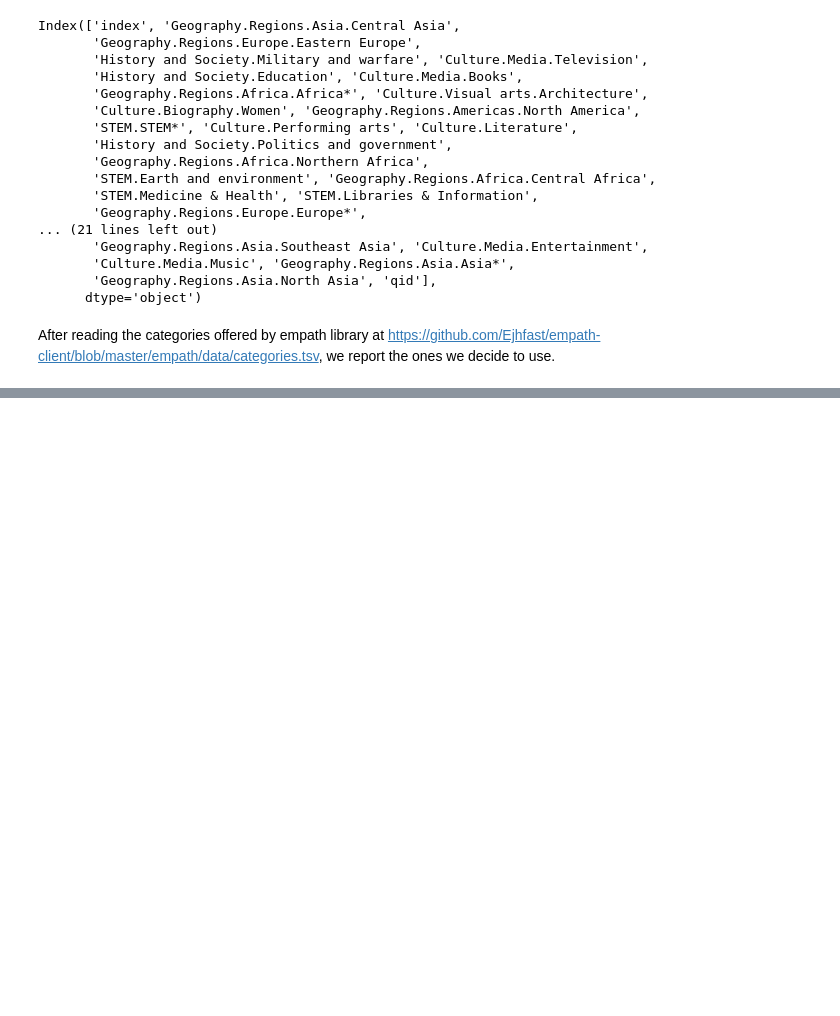
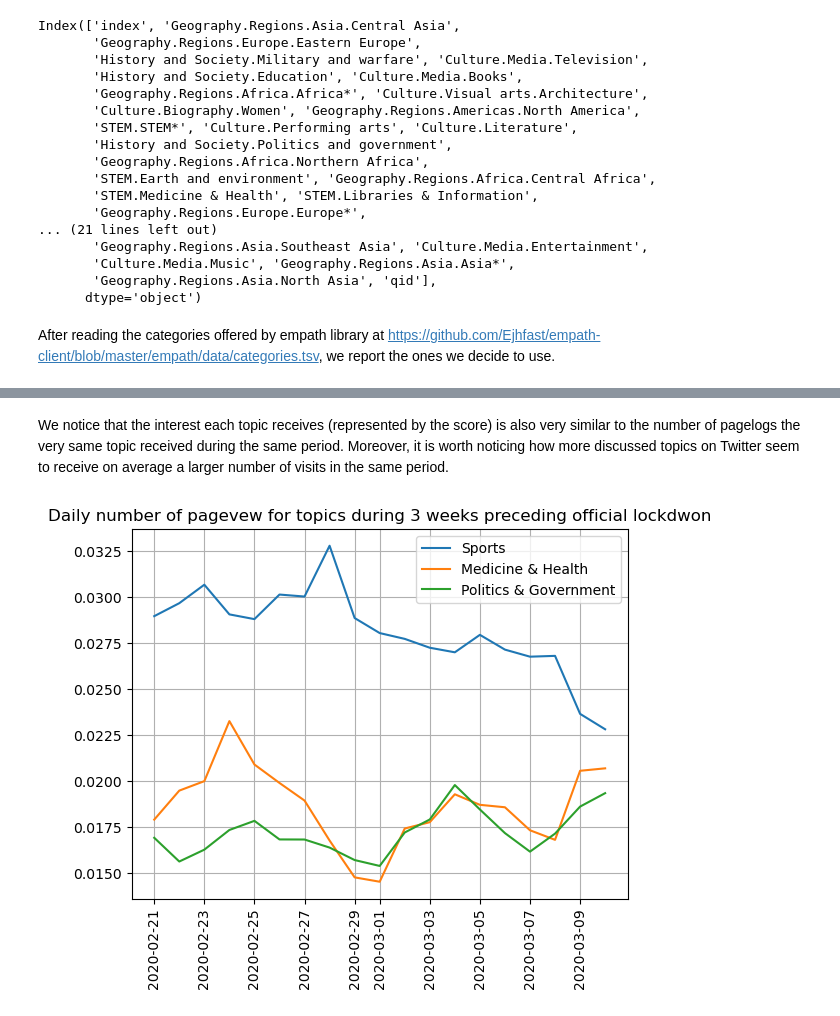
Before and after one commit to RiccardoBrioschi/The-pandemic-through-the-eyes-of-Internet, a Jupyter notebook: Corona_project_analysis.ipynb, the cells around one changed output, grey strips where cells are left out. Cells and saved outputs as stored; diff of their text form; code cells hidden in the pictures; blank space fills up the shorter version.

```diff
--- a/Corona_project_analysis.ipynb
+++ b/Corona_project_analysis.ipynb
@@ -49,7 +50,9 @@ We start by creating lists containing the names of the analysed countries and th
 # %%
 # We define lists containing the names and the spoken languages in each country
 # france, danimark, germany, italy, netherlands, normway, sweden, serbia, finland, england
-countries = ['FR','DK','DE','IT','NL','NO','SE','RS','FI','GB']
-languages = ['fr','da','de','it','nl','no','sv','sr','fi','en']
+total_countries = ['FR','DK','DE','IT','NL','NO','SE','RS','FI','GB']
+total_languages = ['fr','da','de','it','nl','no','sv','sr','fi','en']
+analysed_countries = ['IT','RS']
+analysed_languages = ['it','sr']
 period_per_countries = {}
 # %% [markdown]
@@ -59,3 +62,9 @@ In order to compute our analysis, we need to define a period of time during the
 data_path = './data/'
 with open(data_path+'aggregated_timeseries.json','r') as file:
     pagelogs_time_series = json.load(file)
+# %%
+# Importing intervention dates for each country
+interventions = pd.read_csv(data_path + 'interventions.csv', delimiter = ',',parse_dates = ['1st case','1st death','School closure',
+                                                                                            'Public events banned','Lockdown','Mobility','Normalcy'])
+interventions.set_index('lang',inplace = True)
+interventions
@@ -62,9 +87,12 @@ with open(data_path+'aggregated_timeseries.json','r') as file:
 # %%
-# Defining period of interest for each country. Dates are retrieved starting from 01/12/2019
-for idx,country in enumerate(countries):
-    lang = languages[idx]
+# Defining period of interest for each country. Dates refered to 3 weeks before the lockdown
+lockdown_dates = [interventions.loc['it','Lockdown'],interventions.loc['sr','Lockdown']]
+
+for idx,country in enumerate(analysed_countries):
+    lang = analysed_languages[idx]
     dates = [datetime.strptime(date.split()[0], '%Y-%m-%d')  for date in list(pagelogs_time_series[lang]['sum'].keys())]
-    dates = [date for date in dates if (date.year >= 2020 or (date.year == 2019 and date.month == 12))]
+    dates = [date for date in dates if (lockdown_dates[idx] - date < timedelta(21)) and
+             (lockdown_dates[idx] - date >  timedelta(0))]
     period_per_countries[country] = dates
 # %% [markdown]
 We want to retrieve tweets on a daily basis. In order to reduce the bias in our data, we decide to retrieve tweets in different moments of the day which are randomly chosen. Since most of the activity was during the afternoon, we want to give more weights to these hours.
@@ -213,0 +233,23 @@ Text(0.5, 0, 'Normalized Score')
+# %% [markdown]
+We notice that the interest each topic receives (represented by the score) is also very similar to the number of pagelogs the very same topic received during the same period. Moreover, it is worth noticing how more discussed topics on Twitter seem to receive on average a larger number of visits in the same period.
+# %%
+keys = list(pagelogs_time_series['it']['topics']['Culture.Sports']['percent'].keys())
+keys = np.array(list(map(lambda x : datetime.strptime(x.split()[0], '%Y-%m-%d'), keys)))
+sports = list(pagelogs_time_series['it']['topics']['Culture.Sports']['percent'].values())
+health = list(pagelogs_time_series['it']['topics']['STEM.Medicine & Health']['percent'].values())
+politics = list(pagelogs_time_series['it']['topics']['History and Society.Politics and government']['percent'].values())
+index_for_our_period = ( keys > period_per_countries['IT'][0] ) & ( keys <= period_per_countries['IT'][-1] )
+keys = keys[index_for_our_period]
+sports = np.array(sports)[index_for_our_period]
+health = np.array(health)[index_for_our_period]
+politics = np.array(politics)[index_for_our_period]
+plt.plot( keys, sports, label = 'Sports')
+plt.plot( keys, health, label = 'Medicine & Health')
+plt.plot( keys, politics, label = 'Politics & Government')
+plt.title('Daily number of pagevew for topics during 3 weeks preceding official lockdwon')
+plt.xticks(rotation = 90)
+plt.legend()
+plt.grid()
+plt.show()
+# %% [output]
+[figure, added]
```
Also changed, not shown: parts of 19 cells of this notebook.
